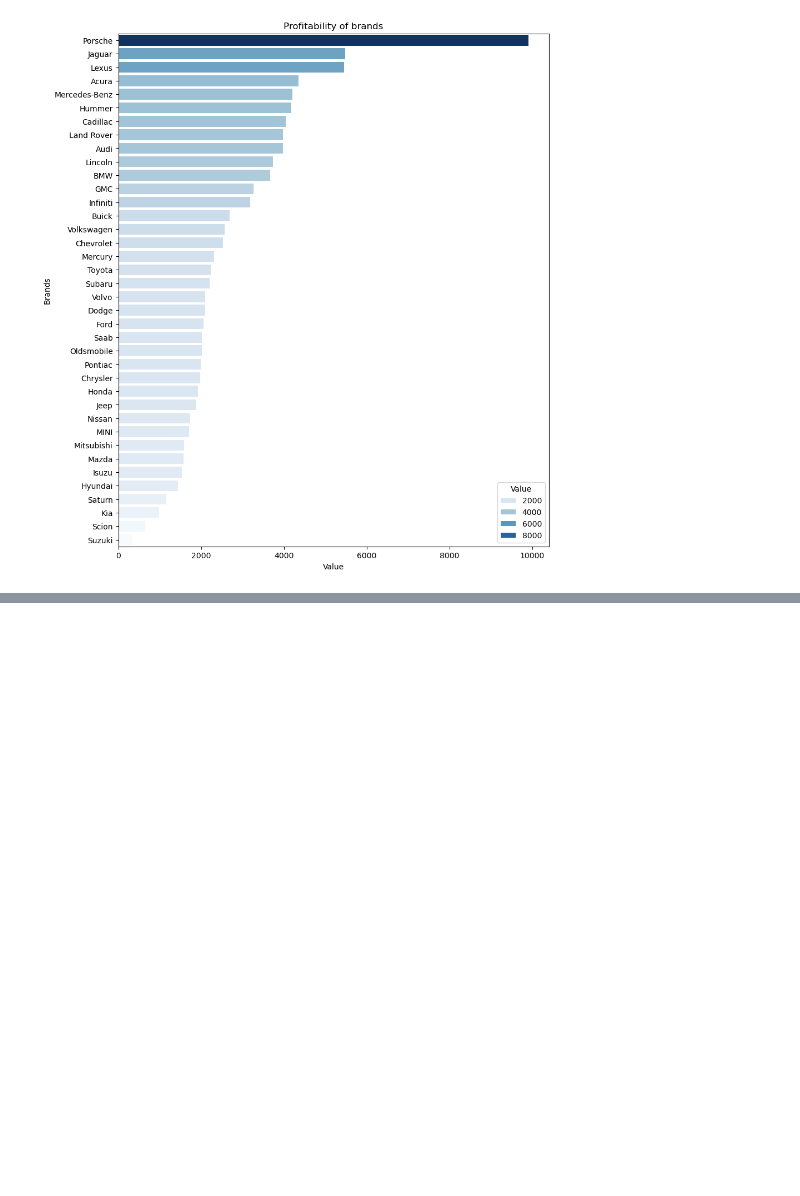
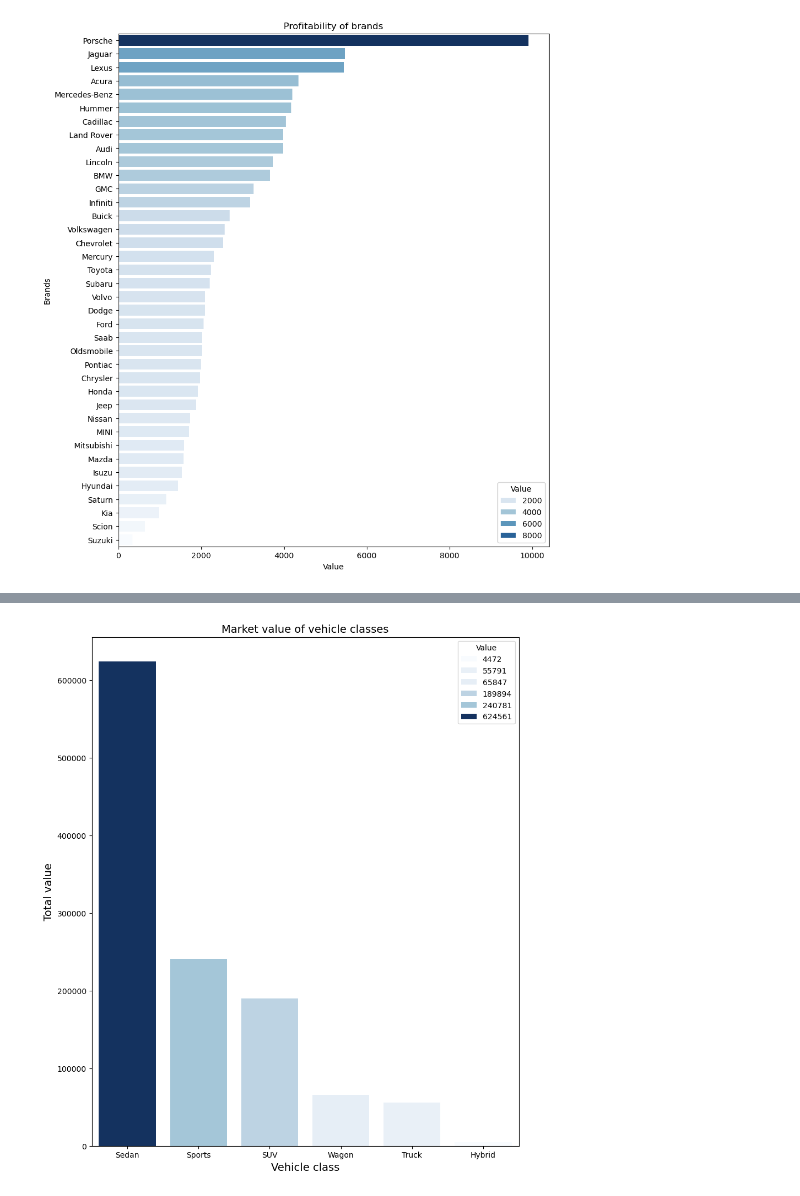
Before and after one commit to Fady-Foash97/Data-analysis-using-Pandas, a Jupyter notebook: Cars.ipynb, the cells around one changed output, grey strips where cells are left out. Drawn from its saved outputs; the diff is of its cells as text; code cells hidden in the pictures; blank space fills up the shorter version.

```diff
--- a/Cars.ipynb
+++ b/Cars.ipynb
@@ -224,0 +249,2 @@ plt.show()
+# %%
+Total_class = df.groupby('VehicleClass')['Value'].sum().reset_index()
@@ -224,0 +261,2 @@ plt.show()
+# %%
+Total_class_sort = Total_class.sort_values(by = 'Value', ascending = False)
@@ -224,0 +299,9 @@ plt.show()
+# %%
+plt.figure(figsize= (10, 12))
+sns.barplot(data = Total_class_sort, x = Total_class_sort['VehicleClass'], y = Total_class_sort['Value'], palette = 'Blues', hue = Total_class_sort['Value'])
+plt.xlabel('Vehicle class', size = 14)
+plt.ylabel('Total value', size = 14)
+plt.title('Market value of vehicle classes', size = 14)
+plt.show()
+# %% [output]
+[figure, added]
```
Also changed, not shown: parts of 14 cells of this notebook.
